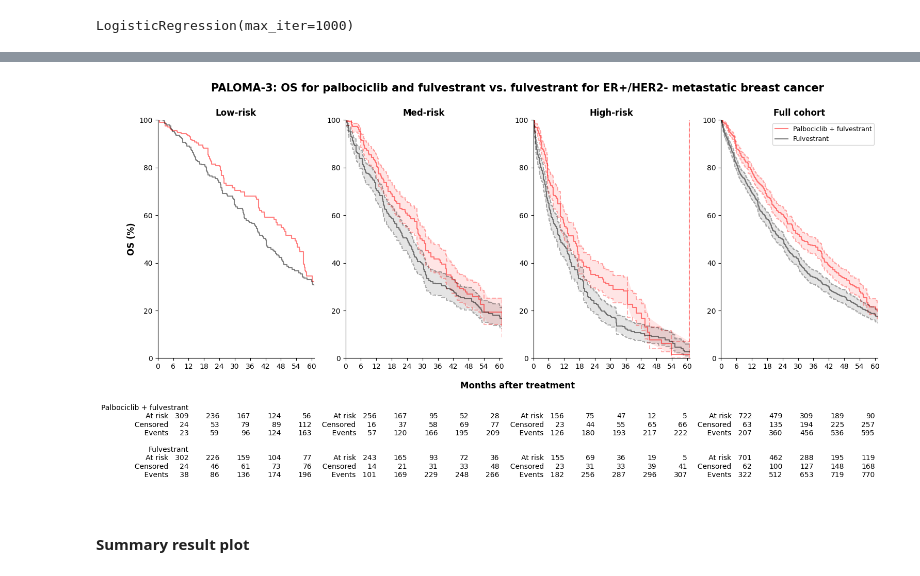
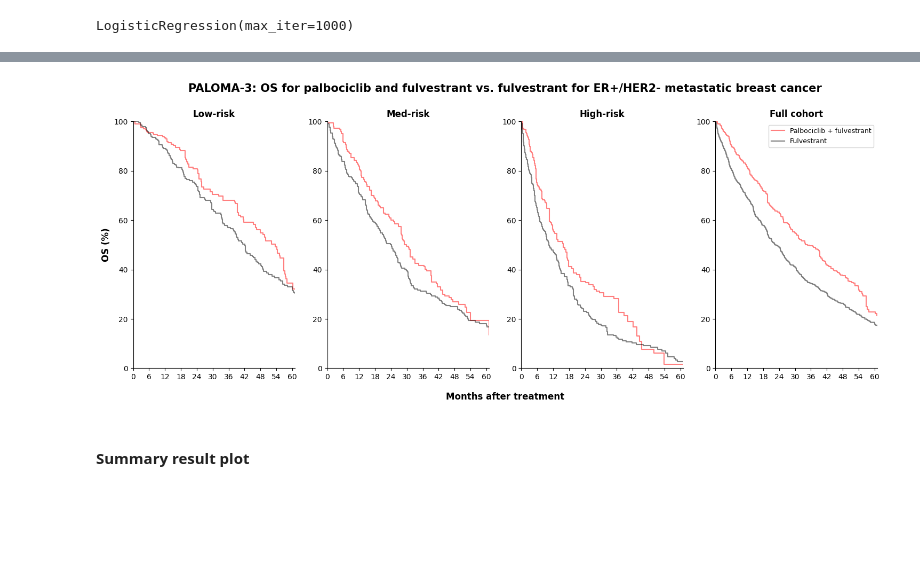
Before and after one commit to xavier-orcutt/TrialTranslator-notebooks, a Jupyter notebook: breast/rtrials_wt3r_33c.ipynb, the cells around one changed output, grey strips where cells are left out. Drawn from its saved outputs; the diff is of its cells as text; code cells hidden in the pictures; blank space fills up the shorter version.

```diff
--- a/breast/rtrials_wt3r_33c.ipynb
+++ b/breast/rtrials_wt3r_33c.ipynb
@@ -1979,10 +1994,12 @@ LogisticRegression(max_iter=1000)
 pred_low = lr_paloma3_low.predict_proba(paloma3_low_x)
 pred_med = lr_paloma3_med.predict_proba(paloma3_med_x)
 pred_high = lr_paloma3_high.predict_proba(paloma3_high_x)
+pred_all = lr_paloma3_all.predict_proba(paloma3_all_x)
 # %%
 paloma3_iptw_low['ps'] = pred_low[:, 1]
 paloma3_iptw_med['ps'] = pred_med[:, 1]
 paloma3_iptw_high['ps'] = pred_high[:, 1]
+paloma3_iptw_all['ps'] = pred_all[:, 1]
 # %%
 paloma3_iptw_low['weight'] = (
     np.where(paloma3_iptw_low['pfulv'] == 1, 1/paloma3_iptw_low['ps'], 1/(1 - paloma3_iptw_low['ps'])))
@@ -1992,8 +2009,9 @@ paloma3_iptw_med['weight'] = (
 
 paloma3_iptw_high['weight'] = (
     np.where(paloma3_iptw_high['pfulv'] == 1, 1/paloma3_iptw_high['ps'], 1/(1 - paloma3_iptw_high['ps'])))
+
+paloma3_iptw_all['weight'] = (
+    np.where(paloma3_iptw_all['pfulv'] == 1, 1/paloma3_iptw_all['ps'], 1/(1 - paloma3_iptw_all['ps'])))
-# %%
-paloma3_iptw_all = pd.concat([paloma3_iptw_low, paloma3_iptw_med, paloma3_iptw_high])
 # %%
 # Low KM curves
 kmf_low_pfulv_paloma3_iptw = KaplanMeierFitter()
@@ -2063,14 +2081,8 @@ fig = plt.figure(figsize=(18, 6))
 plt.subplot(1, 4, 1)
 
 plt.step(kmf_low_pfulv_paloma3_iptw.timeline, kmf_low_pfulv_paloma3_iptw.survival_function_.values*100, color = 'red', alpha = 0.5)
-#plt.step(kmf_low_pfulv_paloma3_iptw.confidence_interval_.index, np.array(kmf_low_pfulv_paloma3_iptw.confidence_interval_['KM_estimate_upper_0.95'])*100, linestyle = '--', color = 'red', alpha = 0.3)
-#plt.step(kmf_low_pfulv_paloma3_iptw.confidence_interval_.index, np.array(kmf_low_pfulv_paloma3_iptw.confidence_interval_['KM_estimate_lower_0.95'])*100, linestyle = '--', color = 'red', alpha = 0.3)
-#plt.fill_between(kmf_low_pfulv_paloma3_iptw.timeline, np.array(kmf_low_pfulv_paloma3_iptw.confidence_interval_['KM_estimate_upper_0.95'])*100, np.array(kmf_low_pfulv_paloma3_iptw.confidence_interval_['KM_estimate_lower_0.95'])*100, facecolor = 'red', alpha = 0.1)
 
 plt.step(kmf_low_fulv_paloma3_iptw.timeline, kmf_low_fulv_paloma3_iptw.survival_function_.values*100, color = 'black', alpha = 0.5)
-#plt.step(kmf_low_fulv_paloma3_iptw.confidence_interval_.index, np.array(kmf_low_fulv_paloma3_iptw.confidence_interval_['KM_estimate_upper_0.95'])*100, linestyle = '--', color = 'black', alpha = 0.3)
-#plt.step(kmf_low_fulv_paloma3_iptw.confidence_interval_.index, np.array(kmf_low_fulv_paloma3_iptw.confidence_interval_['KM_estimate_lower_0.95'])*100, linestyle = '--', color = 'black', alpha = 0.3)
-#plt.fill_between(kmf_low_fulv_paloma3_iptw.timeline, np.array(kmf_low_fulv_paloma3_iptw.confidence_interval_['KM_estimate_upper_0.95'])*100, np.array(kmf_low_fulv_paloma3_iptw.confidence_interval_['KM_estimate_lower_0.95'])*100, facecolor = 'black', alpha = 0.1)
 
 plt.xticks(np.arange(0, 61, 6))
 plt.xlim(0, 61)
@@ -2082,20 +2094,12 @@ plt.ylabel('OS (%)', size = 12, weight = 'bold')
 plt.gca().spines['top'].set_visible(False)
 plt.gca().spines['right'].set_visible(False)
 
-add_at_risk_counts(kmf_low_pfulv_paloma3_iptw, kmf_low_fulv_paloma3_iptw, ypos = -0.8, xticks = np.arange(12, 61, 12), labels = ['Palbociclib + fulvestrant', 'Fulvestrant'])
-
 # Plot survival curves for med risk group.
 plt.subplot(1, 4, 2)
 
 plt.step(kmf_med_pfulv_paloma3_iptw.timeline, kmf_med_pfulv_paloma3_iptw.survival_function_.values*100, color = 'red', alpha = 0.5)
-plt.step(kmf_med_pfulv_paloma3_iptw.confidence_interval_.index, np.array(kmf_med_pfulv_paloma3_iptw.confidence_interval_['KM_estimate_upper_0.95'])*100, linestyle = '--', color = 'red', alpha = 0.3)
-plt.step(kmf_med_pfulv_paloma3_iptw.confidence_interval_.index, np.array(kmf_med_pfulv_paloma3_iptw.confidence_interval_['KM_estimate_lower_0.95'])*100, linestyle = '--', color = 'red', alpha = 0.3)
-plt.fill_between(kmf_med_pfulv_paloma3_iptw.timeline, np.array(kmf_med_pfulv_paloma3_iptw.confidence_interval_['KM_estimate_upper_0.95'])*100, np.array(kmf_med_pfulv_paloma3_iptw.confidence_interval_['KM_estimate_lower_0.95'])*100, facecolor = 'red', alpha = 0.1)
 
 plt.step(kmf_med_fulv_paloma3_iptw.timeline, kmf_med_fulv_paloma3_iptw.survival_function_.values*100, color = 'black', alpha = 0.5)
-plt.step(kmf_med_fulv_paloma3_iptw.confidence_interval_.index, np.array(kmf_med_fulv_paloma3_iptw.confidence_interval_['KM_estimate_upper_0.95'])*100, linestyle = '--', color = 'black', alpha = 0.3)
-plt.step(kmf_med_fulv_paloma3_iptw.confidence_interval_.index, np.array(kmf_med_fulv_paloma3_iptw.confidence_interval_['KM_estimate_lower_0.95'])*100, linestyle = '--', color = 'black', alpha = 0.3)
-plt.fill_between(kmf_med_fulv_paloma3_iptw.timeline, np.array(kmf_med_fulv_paloma3_iptw.confidence_interval_['KM_estimate_upper_0.95'])*100, np.array(kmf_med_fulv_paloma3_iptw.confidence_interval_['KM_estimate_lower_0.95'])*100, facecolor = 'black', alpha = 0.1)
 
 plt.xticks(np.arange(0, 61, 6))
 plt.xlim(0, 61)
@@ -2106,20 +2110,12 @@ plt.title('Med-risk', weight = 'bold')
 plt.gca().spines['top'].set_visible(False)
 plt.gca().spines['right'].set_visible(False)
 
-add_at_risk_counts(kmf_med_pfulv_paloma3_iptw, kmf_med_fulv_paloma3_iptw, ypos = -0.8, xticks = np.arange(12, 61, 12), labels = [' ', ' '])
-
 # Plot survival curves by treatment for high risk group.
 plt.subplot(1, 4, 3)
 
 plt.step(kmf_high_pfulv_paloma3_iptw.timeline, kmf_high_pfulv_paloma3_iptw.survival_function_.values*100, color = 'red', alpha = 0.5)
-plt.step(kmf_high_pfulv_paloma3_iptw.confidence_interval_.index, np.array(kmf_high_pfulv_paloma3_iptw.confidence_interval_['KM_estimate_upper_0.95'])*100, linestyle = '--', color = 'red', alpha = 0.3)
-plt.step(kmf_high_pfulv_paloma3_iptw.confidence_interval_.index, np.array(kmf_high_pfulv_paloma3_iptw.confidence_interval_['KM_estimate_lower_0.95'])*100, linestyle = '--', color = 'red', alpha = 0.3)
-plt.fill_between(kmf_high_pfulv_paloma3_iptw.timeline, np.array(kmf_high_pfulv_paloma3_iptw.confidence_interval_['KM_estimate_upper_0.95'])*100, np.array(kmf_high_pfulv_paloma3_iptw.confidence_interval_['KM_estimate_lower_0.95'])*100, facecolor = 'red', alpha = 0.1)
 
 plt.step(kmf_high_fulv_paloma3_iptw.timeline, kmf_high_fulv_paloma3_iptw.survival_function_.values*100, color = 'black', alpha = 0.5)
-plt.step(kmf_high_fulv_paloma3_iptw.confidence_interval_.index, np.array(kmf_high_fulv_paloma3_iptw.confidence_interval_['KM_estimate_upper_0.95'])*100, linestyle = '--', color = 'black', alpha = 0.3)
-plt.step(kmf_high_fulv_paloma3_iptw.confidence_interval_.index, np.array(kmf_high_fulv_paloma3_iptw.confidence_interval_['KM_estimate_lower_0.95'])*100, linestyle = '--', color = 'black', alpha = 0.3)
-plt.fill_between(kmf_high_fulv_paloma3_iptw.timeline, np.array(kmf_high_fulv_paloma3_iptw.confidence_interval_['KM_estimate_upper_0.95'])*100, np.array(kmf_high_fulv_paloma3_iptw.confidence_interval_['KM_estimate_lower_0.95'])*100, facecolor = 'black', alpha = 0.1)
 
 plt.xticks(np.arange(0, 61, 6))
 plt.xlim(0, 61)
@@ -2128,44 +2124,34 @@ plt.ylim(0, 100)
 plt.title('High-risk', weight = 'bold')
 
 plt.gca().spines['top'].set_visible(False)
 plt.gca().spines['right'].set_visible(False)
 
-add_at_risk_counts(kmf_high_pfulv_paloma3_iptw, kmf_high_fulv_paloma3_iptw, ypos = -0.8, xticks = np.arange(12, 61, 12), labels = [' ', ' '])
-
 # Plot survival curves by treatment for all risk group.
 plt.subplot(1, 4, 4)
 
 plt.step(kmf_all_pfulv_paloma3_iptw.timeline, kmf_all_pfulv_paloma3_iptw.survival_function_.values*100, color = 'red', alpha = 0.5, label = 'Palbociclib + fulvestrant')
-plt.step(kmf_all_pfulv_paloma3_iptw.confidence_interval_.index, np.array(kmf_all_pfulv_paloma3_iptw.confidence_interval_['KM_estimate_upper_0.95'])*100, linestyle = '--', color = 'red', alpha = 0.3)
-plt.step(kmf_all_pfulv_paloma3_iptw.confidence_interval_.index, np.array(kmf_all_pfulv_paloma3_iptw.confidence_interval_['KM_estimate_lower_0.95'])*100, linestyle = '--', color = 'red', alpha = 0.3)
-plt.fill_between(kmf_all_pfulv_paloma3_iptw.timeline, np.array(kmf_all_pfulv_paloma3_iptw.confidence_interval_['KM_estimate_upper_0.95'])*100, np.array(kmf_all_pfulv_paloma3_iptw.confidence_interval_['KM_estimate_lower_0.95'])*100, facecolor = 'red', alpha = 0.1)
 
 plt.step(kmf_all_fulv_paloma3_iptw.timeline, kmf_all_fulv_paloma3_iptw.survival_function_.values*100, color = 'black', alpha = 0.5, label = 'Fulvestrant')
-plt.step(kmf_all_fulv_paloma3_iptw.confidence_interval_.index, np.array(kmf_all_fulv_paloma3_iptw.confidence_interval_['KM_estimate_upper_0.95'])*100, linestyle = '--', color = 'black', alpha = 0.3)
-plt.step(kmf_all_fulv_paloma3_iptw.confidence_interval_.index, np.array(kmf_all_fulv_paloma3_iptw.confidence_interval_['KM_estimate_lower_0.95'])*100, linestyle = '--', color = 'black', alpha = 0.3)
-plt.fill_between(kmf_all_fulv_paloma3_iptw.timeline, np.array(kmf_all_fulv_paloma3_iptw.confidence_interval_['KM_estimate_upper_0.95'])*100, np.array(kmf_all_fulv_paloma3_iptw.confidence_interval_['KM_estimate_lower_0.95'])*100, facecolor = 'black', alpha = 0.1)
 
 plt.xticks(np.arange(0, 61, 6))
 plt.xlim(0, 61)
 plt.ylim(0, 100)
 
 plt.title('Full cohort', weight = 'bold')
 
 plt.gca().spines['top'].set_visible(False)
 plt.gca().spines['right'].set_visible(False)
 
 plt.legend(loc = 'upper right', prop = {'size': 9})
 
-add_at_risk_counts(kmf_all_pfulv_paloma3_iptw, kmf_all_fulv_paloma3_iptw, ypos = -0.8, xticks = np.arange(12, 61, 12), labels = [' ', ' '])
-
 fig.add_subplot(1, 1, 1, frameon = False)
 plt.tick_params(labelcolor = 'none', which = 'both', top = False, bottom = False, left = False, right = False)
 plt.xlabel('Months after treatment', labelpad = 15, size = 12, weight = 'bold')
 plt.title('PALOMA-3: OS for palbociclib and fulvestrant vs. fulvestrant for ER+/HER2- metastatic breast cancer', pad = 40, size = 15, weight = 'bold')
 
 plt.show()
 # %% [output]
-[figure, old version]
+[figure, new version]
 # %% [markdown]
 #### Summary result plot
 # %%
```
Also changed, not shown: parts of 15 cells of this notebook, 2 other files.
